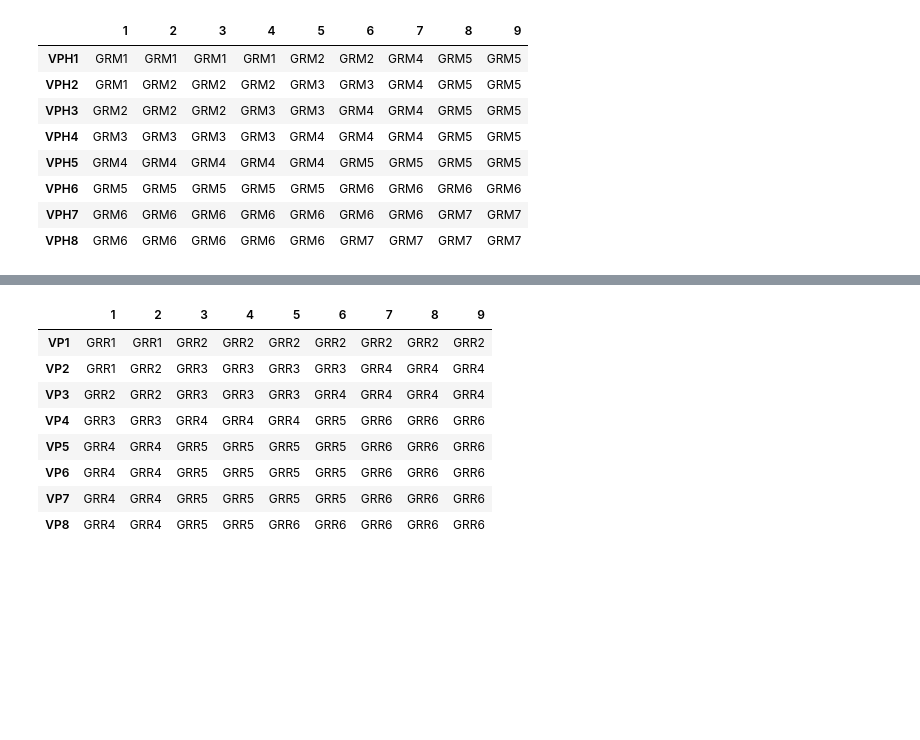
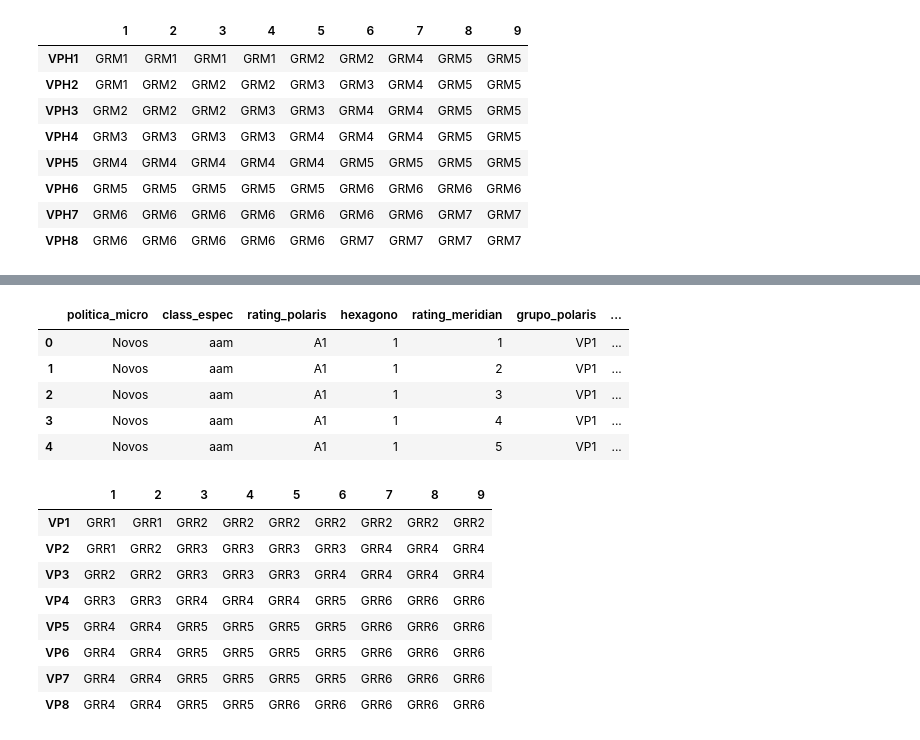
Before and after one commit to thommich/reject-inference-modelling, a Jupyter notebook: cluster_pj_embeddings.ipynb, the cells around one changed output, grey strips where cells are left out. Saved outputs shown, nothing was run; the diff lists cells and outputs as text; code cells hidden in the pictures; blank space fills up the shorter version.

```diff
--- a/cluster_pj_embeddings.ipynb
+++ b/cluster_pj_embeddings.ipynb
@@ -539,3 +601,8 @@ df_grm
 | VPH6 | GRM5 | GRM5 | GRM5 | GRM5 | GRM5 | GRM6 | GRM6 | GRM6 | GRM6 |
 | VPH7 | GRM6 | GRM6 | GRM6 | GRM6 | GRM6 | GRM6 | GRM6 | GRM7 | GRM7 |
 | VPH8 | GRM6 | GRM6 | GRM6 | GRM6 | GRM6 | GRM7 | GRM7 | GRM7 | GRM7 |
+# %%
+conditions = [((full_table.grupo_polaris_hexagono == a) & (full_table.rating_meridian == b)) for a in full_table.grupo_polaris_hexagono.unique() for b in full_table.rating_meridian.unique()]
+choices = [df_grm.at[grp_plrs_hxgn, rtng_mrdn] for grp_plrs_hxgn in full_table.grupo_polaris_hexagono.unique() for rtng_mrdn in full_table.rating_meridian.unique()]
+
+full_table['grupo_risco_meridian'] = np.select(conditions, choices)
@@ -542,3 +621,12 @@ df_grm
+# %%
+full_table.head()
+# %% [output]
+|  | politica_micro | class_espec | rating_polaris | hexagono | rating_meridian | grupo_polaris | ... |
+| 0 | Novos | aam | A1 | 1 | 1 | VP1 | ... |
+| 1 | Novos | aam | A1 | 1 | 2 | VP1 | ... |
+| 2 | Novos | aam | A1 | 1 | 3 | VP1 | ... |
+| 3 | Novos | aam | A1 | 1 | 4 | VP1 | ... |
+| 4 | Novos | aam | A1 | 1 | 5 | VP1 | ... |
 # %%
 grupo_risco_renovacao = np.array([
     ['GRR1']*2 + ['GRR2']*7,
```
Also changed, not shown: parts of 29 cells of this notebook.
